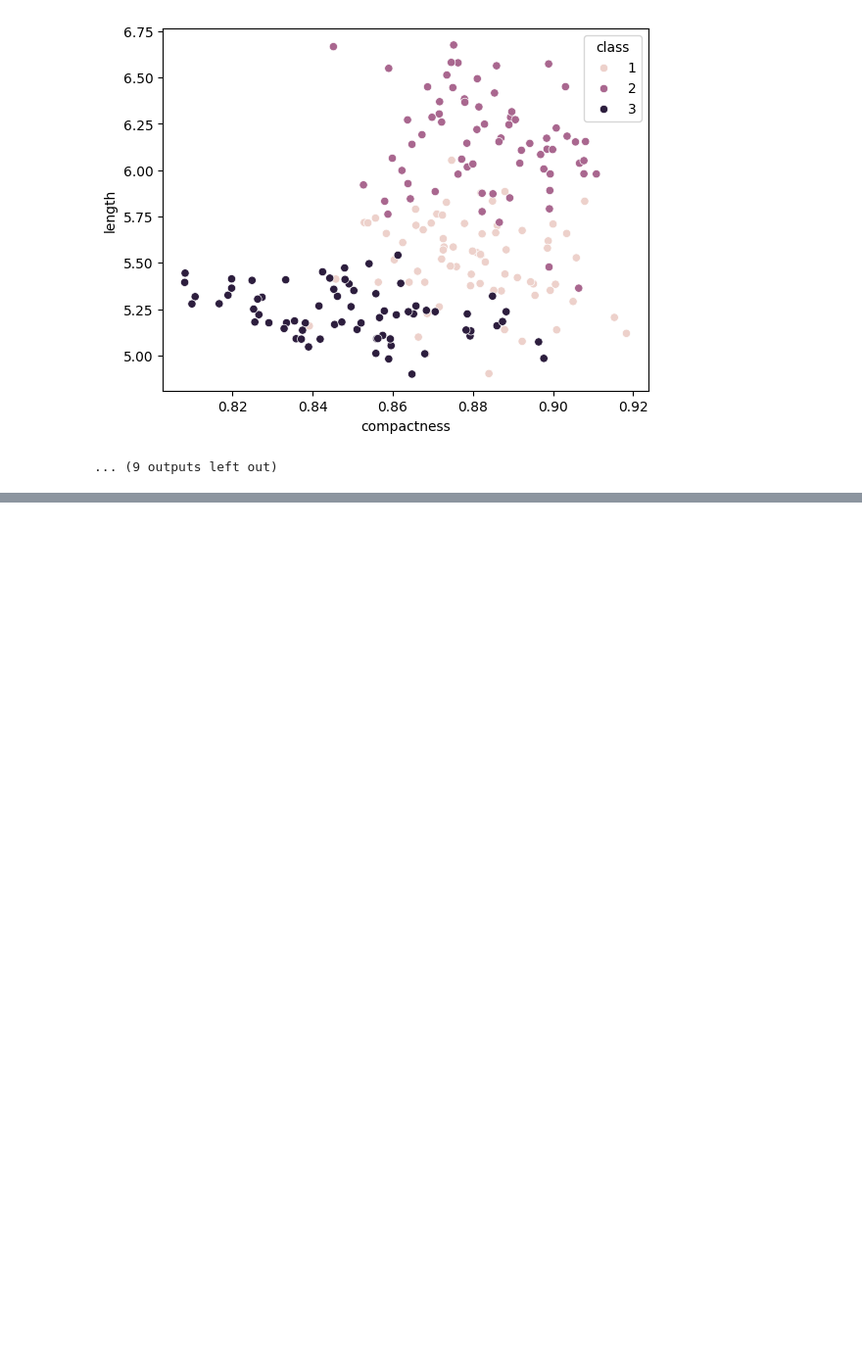
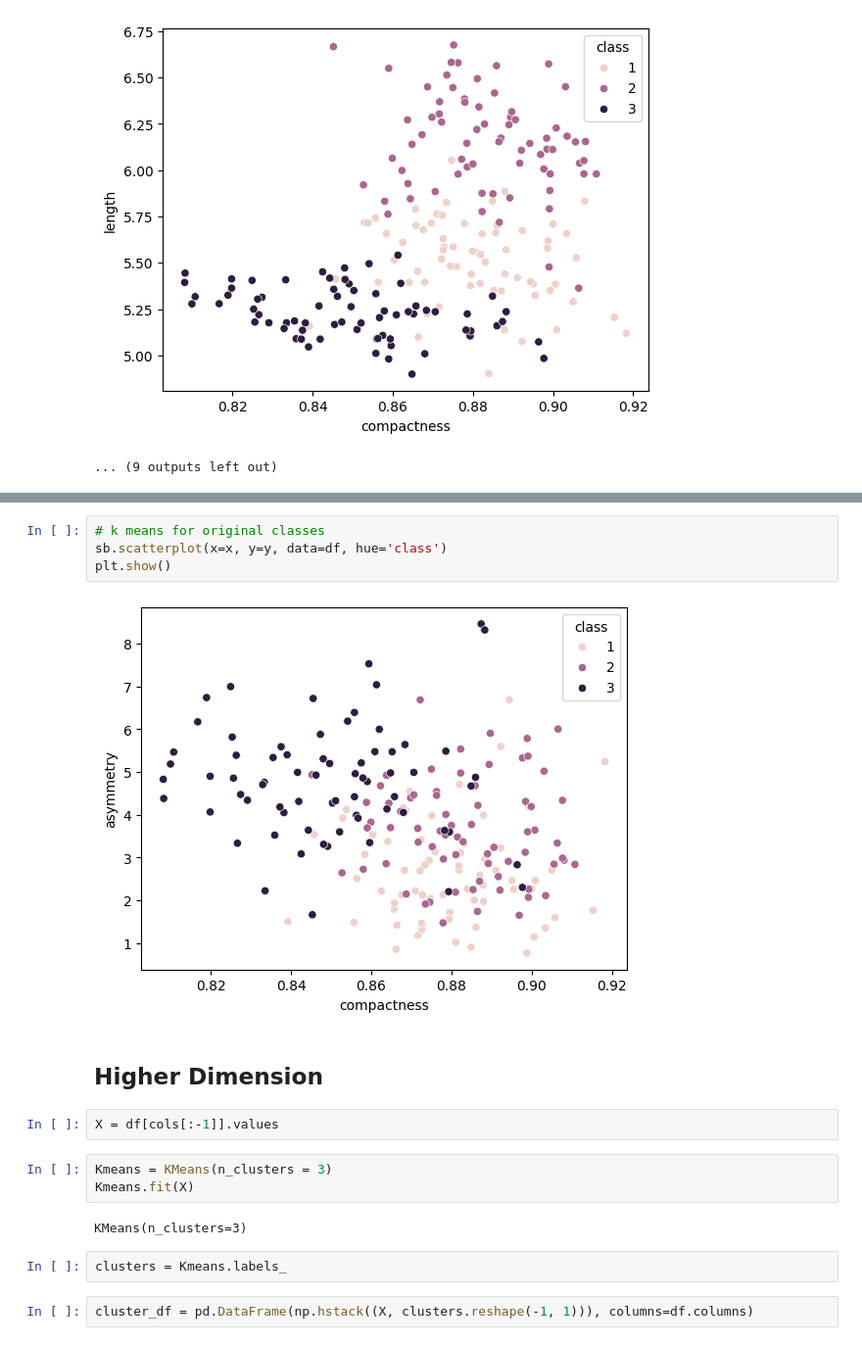
Before and after one commit to prajwalp111/ML, a Jupyter notebook: wheat_seed_ml/Wheat_seed.ipynb, the cells around one changed output, grey strips where cells are left out. Shown at 98% size. Cells and saved outputs as stored; diff of their text form; blank space fills up the shorter version.

```diff
--- a/wheat_seed_ml/Wheat_seed.ipynb
+++ b/wheat_seed_ml/Wheat_seed.ipynb
@@ -40,0 +118,19 @@ for i in range(len(cols)-1):
+# %%
+# k means for original classes
+sb.scatterplot(x=x, y=y, data=df, hue='class')
+plt.show()
+# %% [output]
+[figure, added]
+# %% [markdown]
+## Higher Dimension
+# %%
+X = df[cols[:-1]].values
+# %%
+Kmeans = KMeans(n_clusters = 3)
+Kmeans.fit(X)
+# %% [output]
+KMeans(n_clusters=3)
+# %%
+clusters = Kmeans.labels_
+# %%
+cluster_df = pd.DataFrame(np.hstack((X, clusters.reshape(-1, 1))), columns=df.columns)
```
Also changed, not shown: parts of 28 cells of this notebook.
